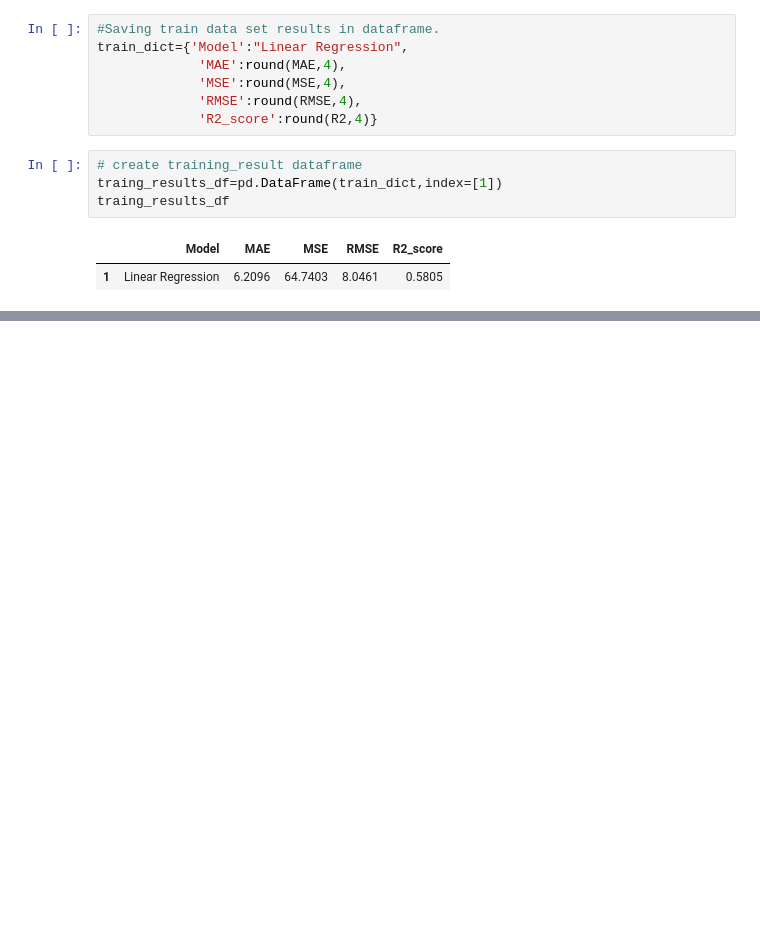
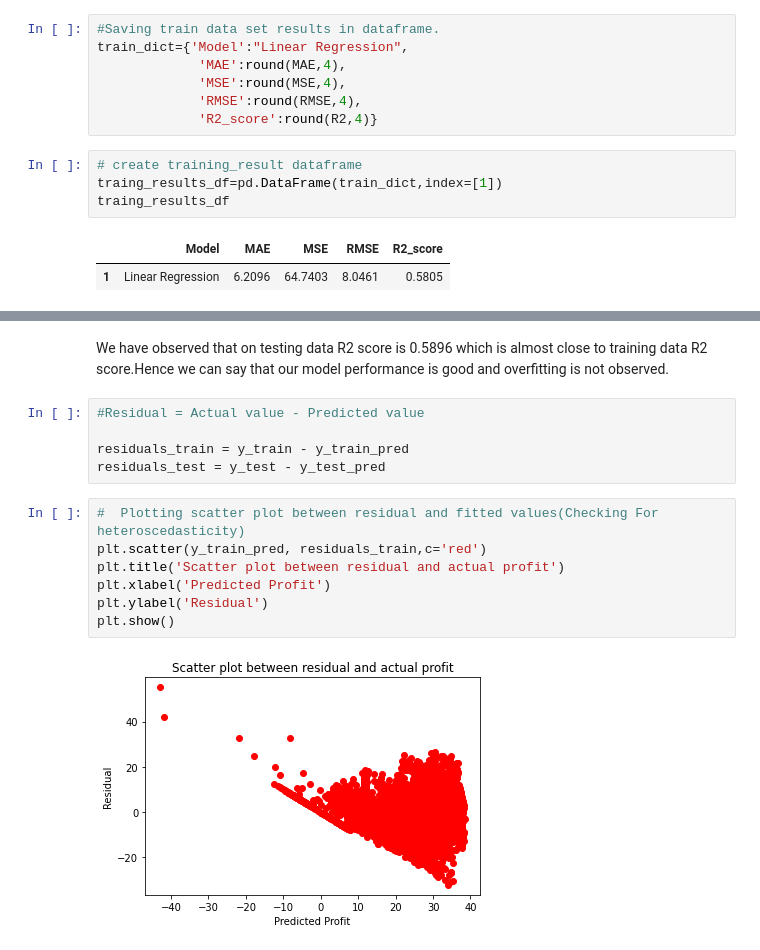
Before and after one commit to Anupa-123/Bike-sharing-demand-prediction, a Jupyter notebook: Bike_Sharing_Demand_Prediction_Capstone_Project.ipynb, the cells around one changed output, grey strips where cells are left out. Cells and saved outputs as stored; diff of their text form; blank space fills up the shorter version.

```diff
--- a/Bike_Sharing_Demand_Prediction_Capstone_Project.ipynb
+++ b/Bike_Sharing_Demand_Prediction_Capstone_Project.ipynb
@@ -805,0 +847,16 @@ traing_results_df
+# %% [markdown]
+We have observed that on testing data R2 score is 0.5896 which is almost close to training data R2 score.Hence we can say that our model performance is good and overfitting is not observed.
+# %%
+#Residual = Actual value - Predicted value
+
+residuals_train = y_train - y_train_pred
+residuals_test = y_test - y_test_pred
+# %%
+#  Plotting scatter plot between residual and fitted values(Checking For heteroscedasticity)
+plt.scatter(y_train_pred, residuals_train,c='red')
+plt.title('Scatter plot between residual and actual profit')
+plt.xlabel('Predicted Profit')
+plt.ylabel('Residual')
+plt.show()
+# %% [output]
+[figure, added]
```
Also changed, not shown: parts of 5 cells of this notebook.
